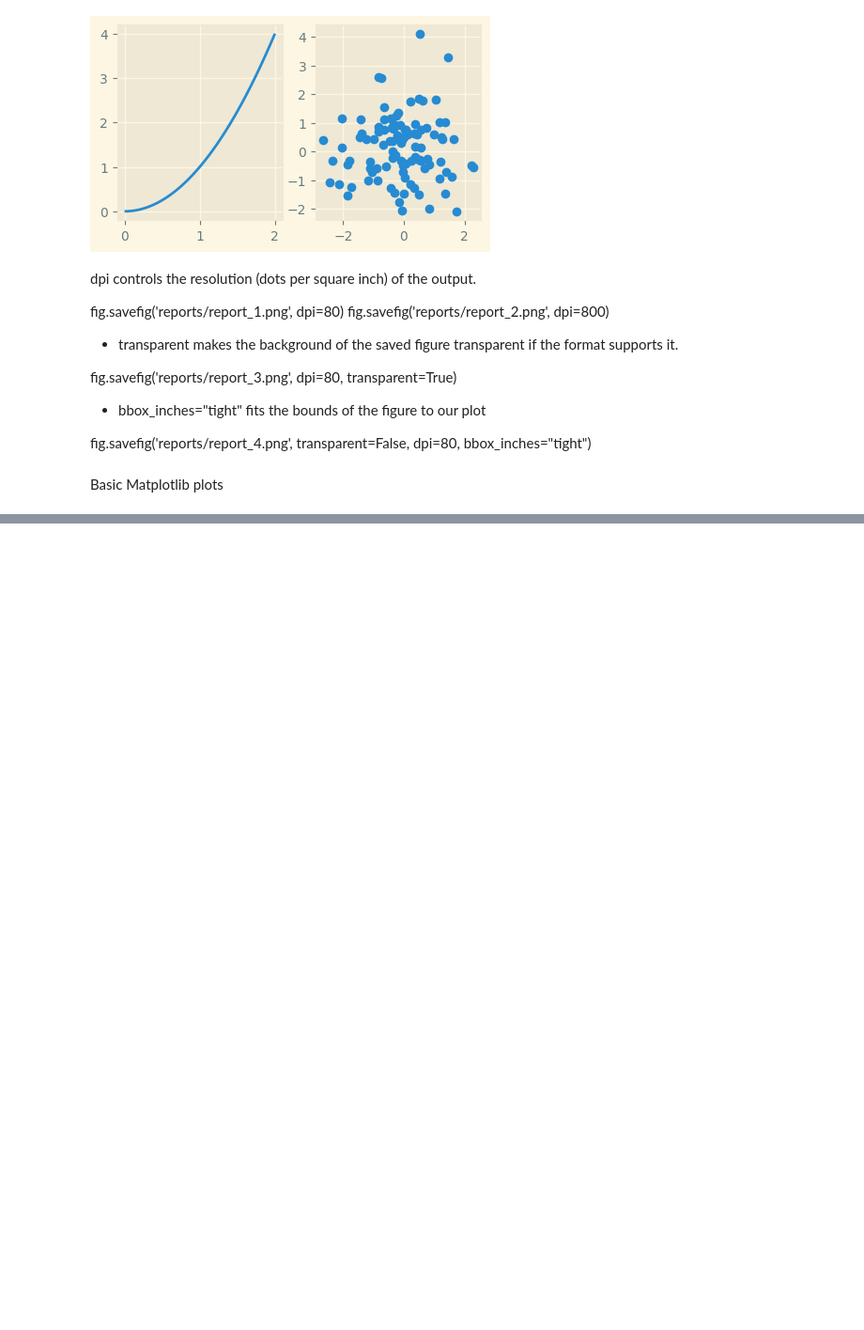
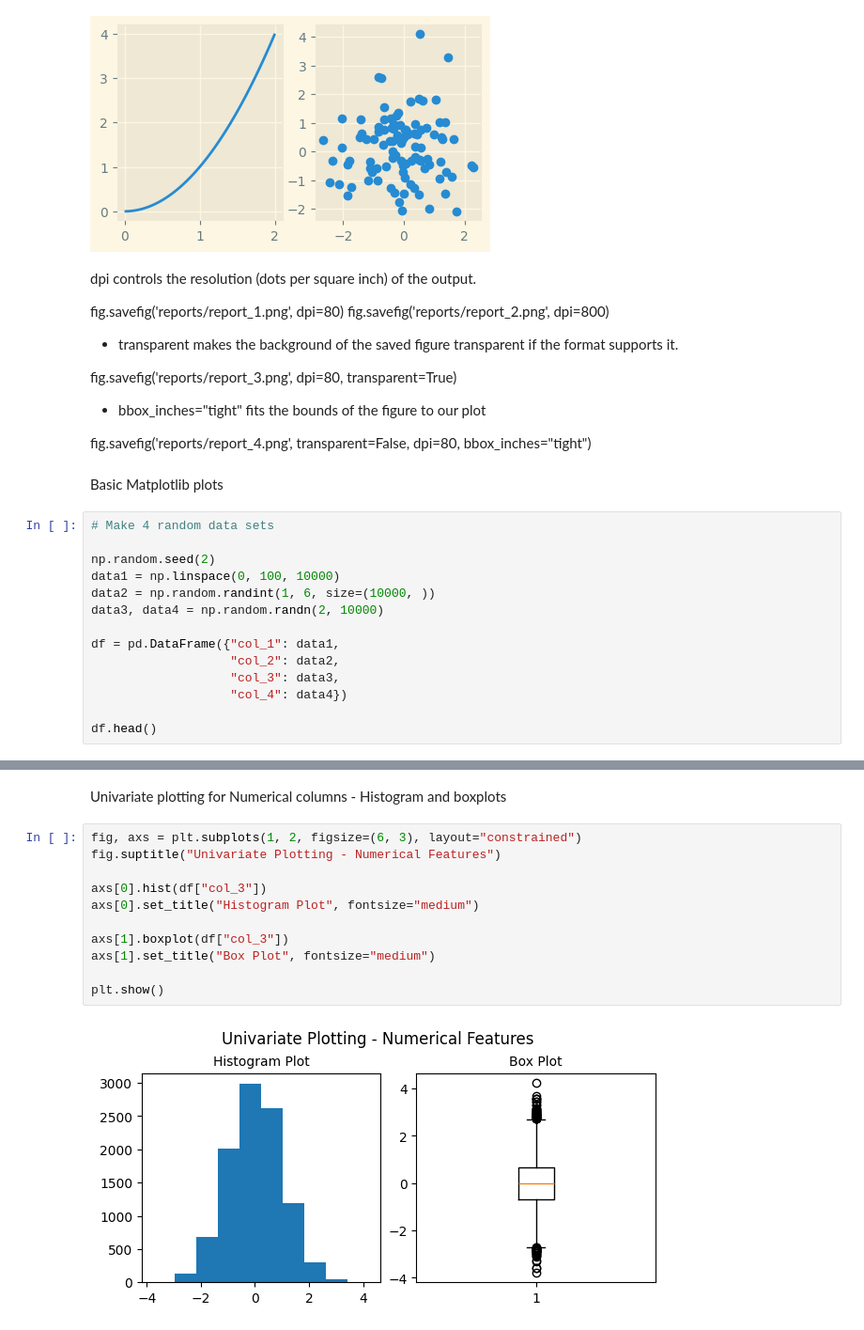
Before and after one commit to Tolash123/Machine_learning_and_Deep_learning, a Jupyter notebook: Module2-python for Data Analysis/8. Advance Visualizations - Matplotlib/advance.ipynb, the cells around one changed output, grey strips where cells are left out. Shown at 94% size. Cells and saved outputs as stored; diff of their text form; blank space fills up the shorter version.

```diff
--- a/Module2-python for Data Analysis/8. Advance Visualizations - Matplotlib/advance.ipynb
+++ b/Module2-python for Data Analysis/8. Advance Visualizations - Matplotlib/advance.ipynb
@@ -659,3 +664,17 @@ fig.savefig('reports/report_3.png', dpi=80, transparent=True)
 fig.savefig('reports/report_4.png', transparent=False, dpi=80, bbox_inches="tight")
 # %% [markdown]
 Basic Matplotlib plots
+# %%
+# Make 4 random data sets
+
+np.random.seed(2)
+data1 = np.linspace(0, 100, 10000)
+data2 = np.random.randint(1, 6, size=(10000, ))
+data3, data4 = np.random.randn(2, 10000)
+
+df = pd.DataFrame({"col_1": data1,
+                   "col_2": data2,
+                   "col_3": data3,
+                   "col_4": data4})
+
+df.head()
@@ -661,0 +688,15 @@ Basic Matplotlib plots
+# %% [markdown]
+Univariate plotting for Numerical columns - Histogram and boxplots
+# %%
+fig, axs = plt.subplots(1, 2, figsize=(6, 3), layout="constrained")
+fig.suptitle("Univariate Plotting - Numerical Features")
+
+axs[0].hist(df["col_3"])
+axs[0].set_title("Histogram Plot", fontsize="medium")
+
+axs[1].boxplot(df["col_3"])
+axs[1].set_title("Box Plot", fontsize="medium")
+
+plt.show()
+# %% [output]
+[figure, added]
```
Also changed, not shown: parts of 7 cells of this notebook, 5 other files.
